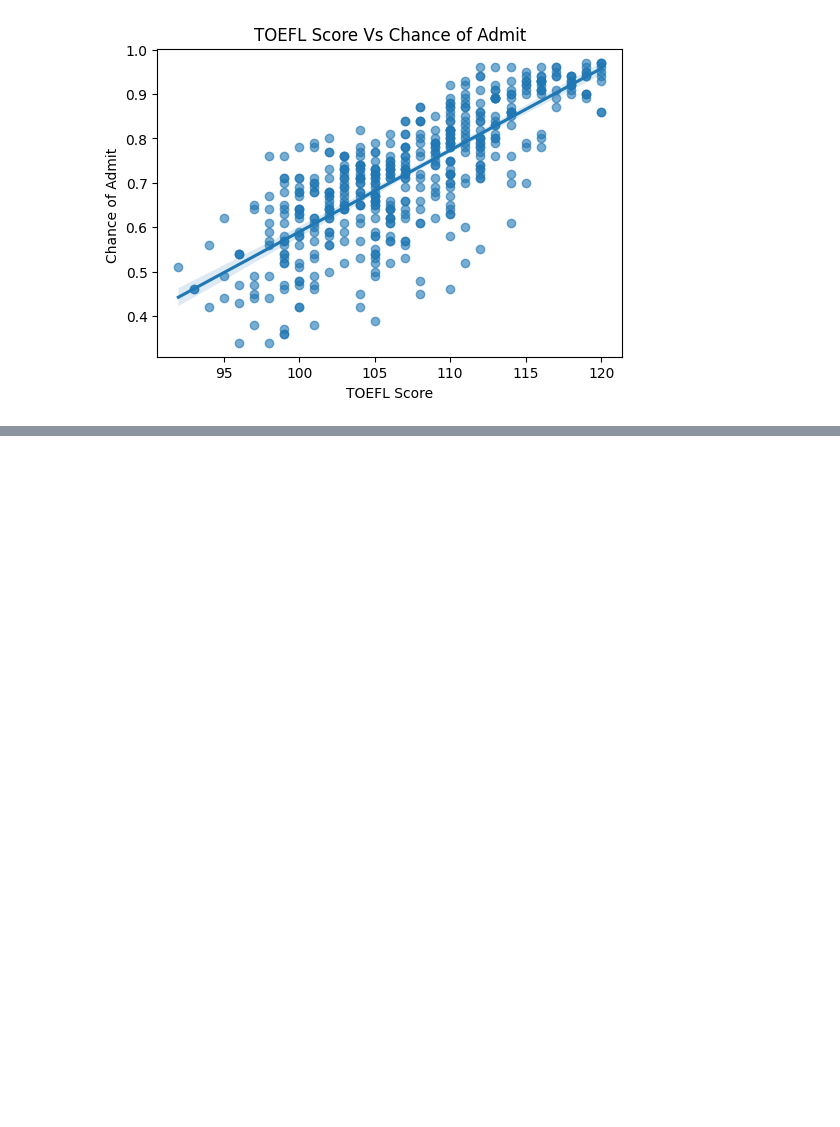
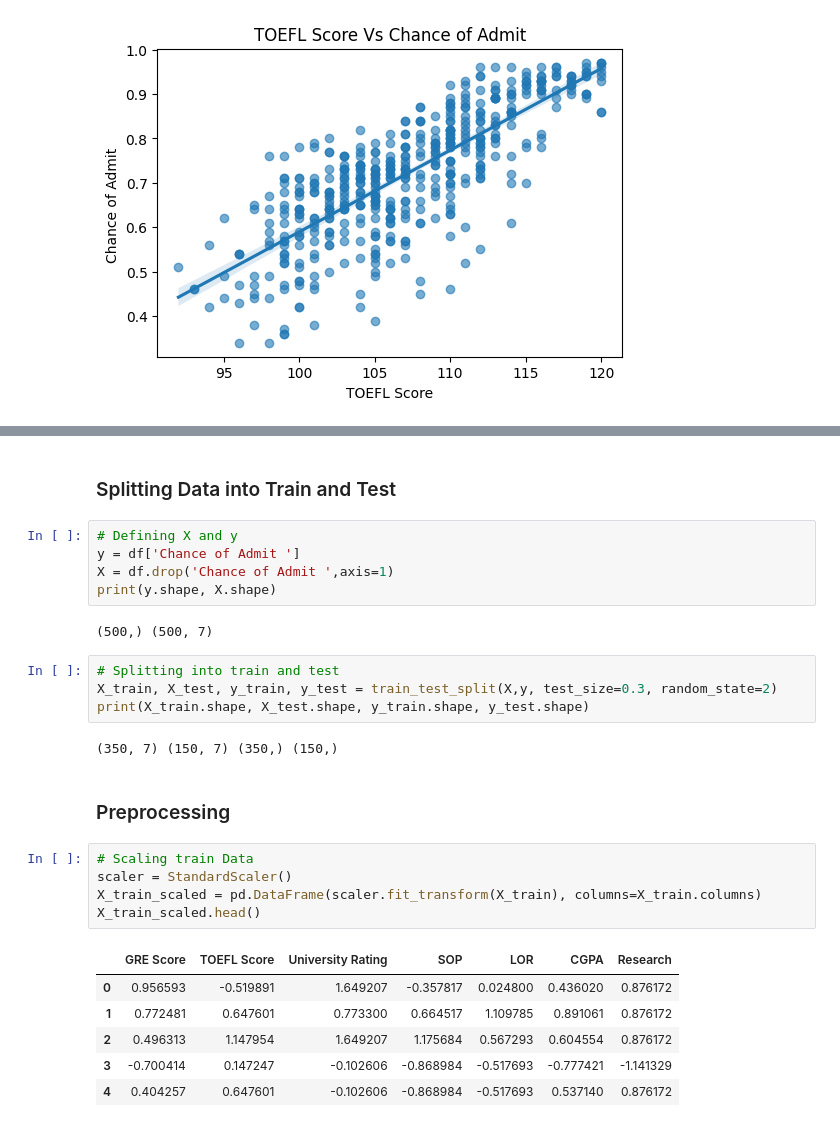
Before and after one commit to Aravind-91/JamboreeEducation--LinearRegression, a Jupyter notebook: JambooreEducation.ipynb, the cells around one changed output, grey strips where cells are left out. Cells and saved outputs as stored; diff of their text form; blank space fills up the shorter version.

```diff
--- a/JambooreEducation.ipynb
+++ b/JambooreEducation.ipynb
@@ -314,0 +340,29 @@ plt.show()
+# %% [markdown]
+### Splitting Data into Train and Test
+# %%
+# Defining X and y
+y = df['Chance of Admit ']
+X = df.drop('Chance of Admit ',axis=1)
+print(y.shape, X.shape)
+# %% [output]
+(500,) (500, 7)
+# %%
+# Splitting into train and test
+X_train, X_test, y_train, y_test = train_test_split(X,y, test_size=0.3, random_state=2)
+print(X_train.shape, X_test.shape, y_train.shape, y_test.shape)
+# %% [output]
+(350, 7) (150, 7) (350,) (150,)
+# %% [markdown]
+### Preprocessing
+# %%
+# Scaling train Data
+scaler = StandardScaler()
+X_train_scaled = pd.DataFrame(scaler.fit_transform(X_train), columns=X_train.columns)
+X_train_scaled.head()
+# %% [output]
+|  | GRE Score | TOEFL Score | University Rating | SOP | LOR | CGPA | Research |
+| 0 | 0.956593 | -0.519891 | 1.649207 | -0.357817 | 0.024800 | 0.436020 | 0.876172 |
+| 1 | 0.772481 | 0.647601 | 0.773300 | 0.664517 | 1.109785 | 0.891061 | 0.876172 |
+| 2 | 0.496313 | 1.147954 | 1.649207 | 1.175684 | 0.567293 | 0.604554 | 0.876172 |
+| 3 | -0.700414 | 0.147247 | -0.102606 | -0.868984 | -0.517693 | -0.777421 | -1.141329 |
+| 4 | 0.404257 | 0.647601 | -0.102606 | -0.868984 | -0.517693 | 0.537140 | 0.876172 |
```
Also changed, not shown: parts of 9 cells of this notebook, 1 other file.
